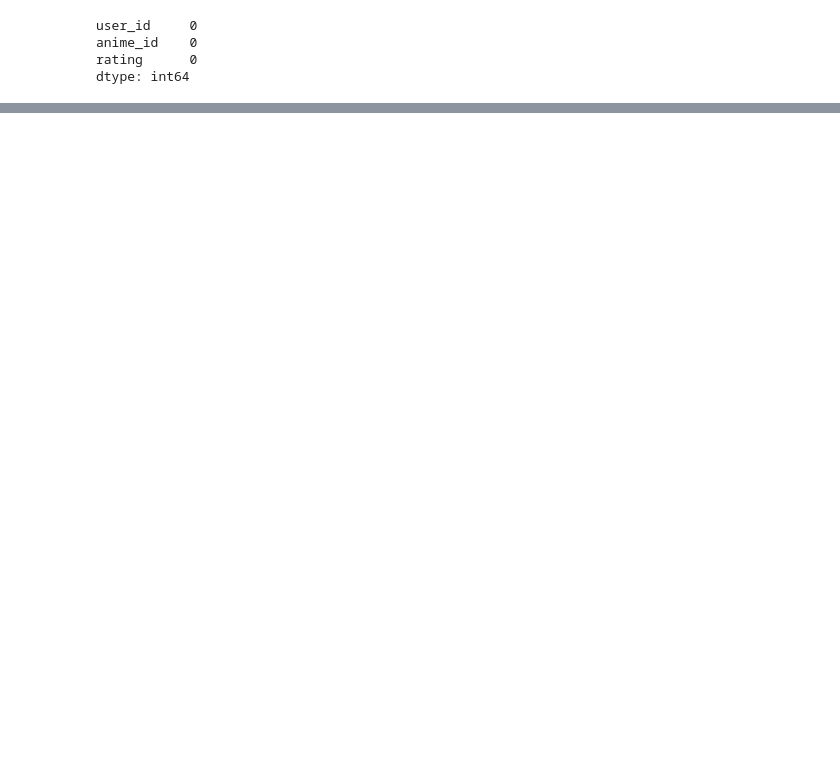
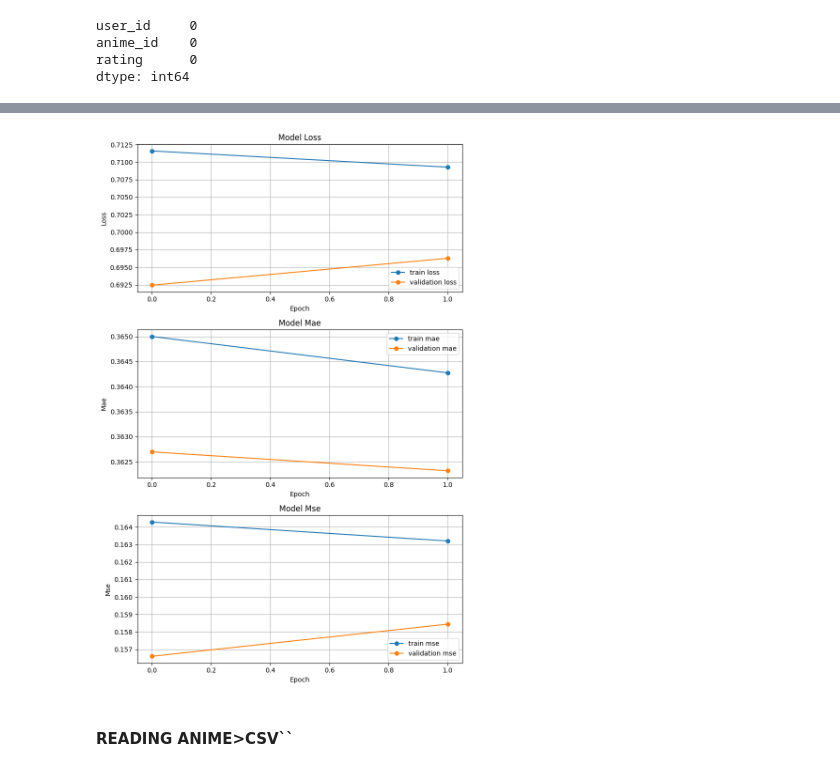
Before and after one commit to mayank3354/Anime-Recommender_deployed_on_GCP, a Jupyter notebook: notebook/anime.ipynb, the cells around one changed output, grey strips where cells are left out. Drawn from its saved outputs; the diff is of its cells as text; code cells hidden in the pictures; blank space fills up the shorter version.

```diff
--- a/notebook/anime.ipynb
+++ b/notebook/anime.ipynb
@@ -95,0 +204,28 @@ rating_df = rating_df[rating_df["anime_id"].isin(n_ratings[n_ratings >= 100].ind
+# %%
+start_lr = 0.00001
+min_lr = 0.0001
+max_lr = 0.00005
+batch_size = 10000
+
+ramup_epochs = 5
+sustain_epochs = 0
+exp_decay = 0.8
+
+def lrfn(epoch):
+    if epoch < ramup_epochs:
+        return (max_lr-start_lr)/ramup_epochs * epoch + start_lr
+    elif epoch < ramup_epochs + sustain_epochs:
+        return max_lr
+    else:
+        return (max_lr-min_lr)*exp_decay**(epoch-ramup_epochs-sustain_epochs) + min_lr
+# %%
+lr_callback = LearningRateScheduler(lambda epoch:lrfn(epoch) , verbose=0)
+checkpoint_filepath = './weights.weights.h5'
+
+model_checkpoint= ModelCheckpoint(filepath=checkpoint_filepath,save_weights_only=True,monitor="val_loss",mode="min",save_best_only=True)
+
+early_stopping = EarlyStopping(monitor="val_loss",patience=3,mode="min",restore_best_weights=True)
+# %%
+my_callbacks = [model_checkpoint, lr_callback, early_stopping]
+# %%
+history = model.fit(X_train_array, y_train, batch_size=batch_size, epochs=20,verbose=1, validation_data=(X_test_array, y_test), callbacks=my_callbacks)
@@ -95,0 +241,18 @@ rating_df = rating_df[rating_df["anime_id"].isin(n_ratings[n_ratings >= 100].ind
+# %%
+metrics = ["loss", "mae", "mse"]
+
+fig,axes = plt.subplots(len(metrics),1,figsize=(8,4*len(metrics)))
+
+for i, metric in enumerate(metrics):
+    ax = axes[i]
+    ax.plot(history.history[metric][0:-2], marker="o", label=f"train {metric}")
+    ax.plot(history.history[f"val_{metric}"][0:-2], marker="o", label=f"validation {metric}")
+    ax.set_title(f"Model {metric.capitalize()}")
+    ax.set_ylabel(metric.capitalize())
+    ax.set_xlabel("Epoch")
+    ax.legend(loc="best")
+    ax.grid(True)
+plt.tight_layout()
+plt.show()
+# %% [output]
+[figure, added]
@@ -95,0 +269,2 @@ rating_df = rating_df[rating_df["anime_id"].isin(n_ratings[n_ratings >= 100].ind
+# %% [markdown]
+#### READING ANIME>CSV``
```
Also changed, not shown: parts of 51 cells of this notebook, 1 other file.
